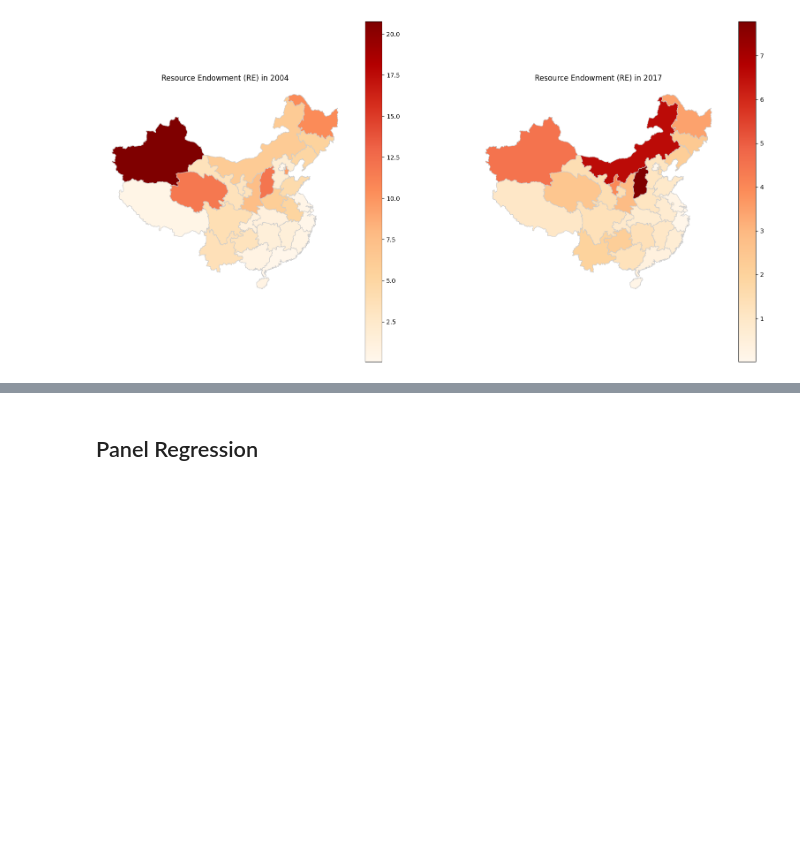
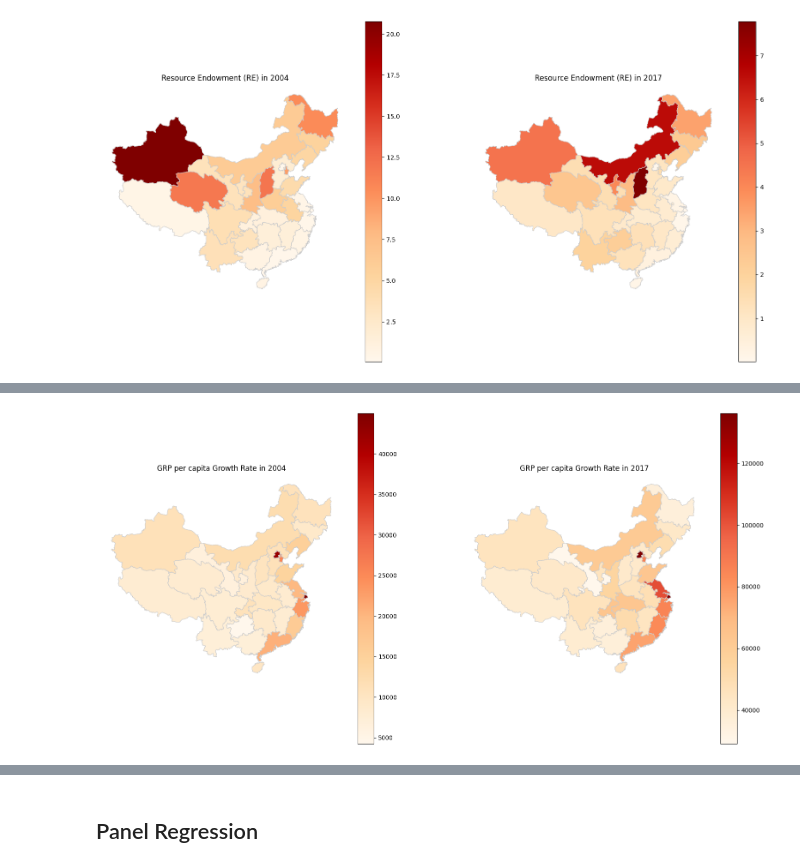
Before and after one commit to KaylaBai/Dissertation, a Jupyter notebook: Dissertation.ipynb, the cells around one changed output, grey strips where cells are left out. Saved outputs shown, nothing was run; the diff lists cells and outputs as text; code cells hidden in the pictures; blank space fills up the shorter version.

```diff
--- a/Dissertation.ipynb
+++ b/Dissertation.ipynb
@@ -277,0 +339,18 @@ plt.show()
+# %%
+# Plotting choropleth maps side by side
+fig, (ax1, ax2) = plt.subplots(1, 2, figsize=(20, 10))
+
+# Choropleth map for GRPpc at year 2004
+gdf_2004.plot(column="GRPpc", cmap="OrRd", linewidth=0.8, ax=ax1, edgecolor="0.8", legend=True)
+ax1.set_title("GRP per capita Growth Rate in 2004")
+ax1.axis("off")
+
+# Choropleth map for GRPpc at year 2017
+gdf_2017.plot(column="GRPpc", cmap="OrRd", linewidth=0.8, ax=ax2, edgecolor="0.8", legend=True)
+ax2.set_title("GRP per capita Growth Rate in 2017")
+ax2.axis("off")
+
+# Show the plot
+plt.show()
+# %% [output]
+[figure, added]
```
Also changed, not shown: parts of 16 cells of this notebook.
